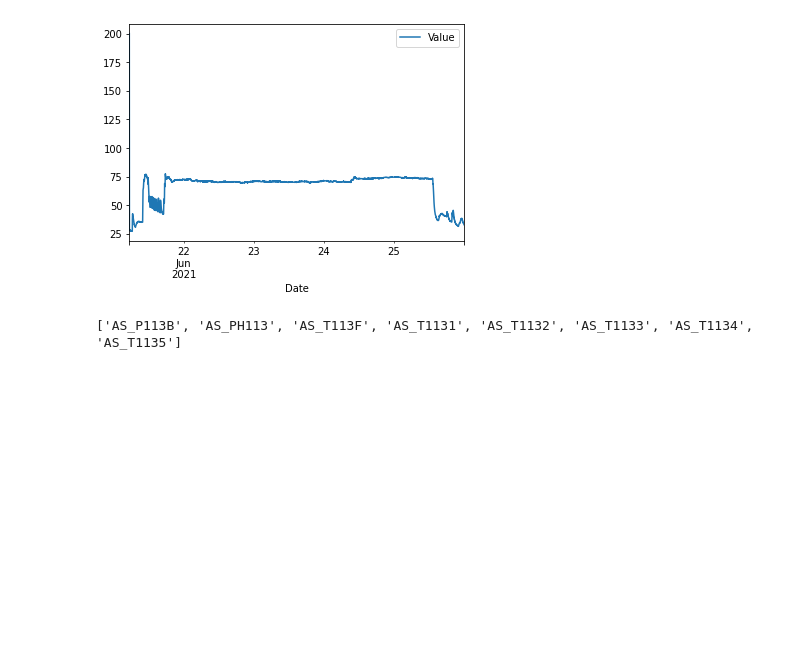
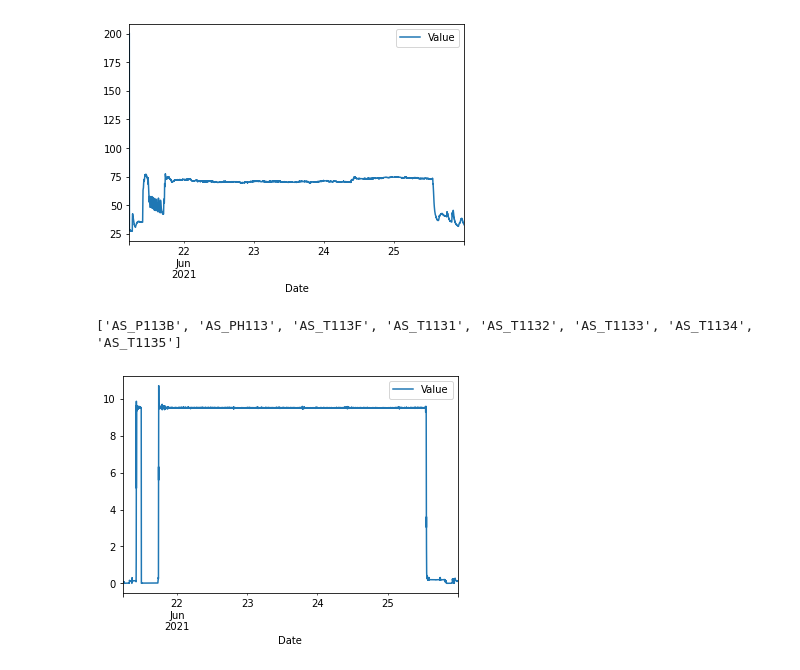
Before and after one commit to sipocz/XLS_Conv, a Jupyter notebook: XLS_converter.ipynb, the cells around one changed output. Drawn from its saved outputs; the diff is of its cells as text; code cells hidden in the pictures; blank space fills up the shorter version.

```diff
--- a/XLS_converter.ipynb
+++ b/XLS_converter.ipynb
@@ -297,3 +297,23 @@ tabs = pd.ExcelFile(fname).sheet_names
 print(tabs)
 # %% [output]
 ['AS_P113B', 'AS_PH113', 'AS_T113F', 'AS_T1131', 'AS_T1132', 'AS_T1133', 'AS_T1134', 'AS_T1135']
+# %%
+def get_data1s(fname,sheet_name):
+    import pandas as pd
+    df=pd.read_excel(fname,sheet_name=sheet_name)
+    df.columns=["Date","Value","Status"]
+    bad_data=df[df["Status"]=="Bad Data"].index
+    df.drop(index=bad_data,inplace=True)
+    df.dropna(inplace=True)
+    df.index=df.Date
+    df.set_index("Date",inplace=True)
+    df.drop(columns=["Status"], inplace=True)
+    dfout=df.resample("1s").mean()
+    dfout.interpolate('linear',inplace=True)
+    return(dfout)
+# %%
+df0=get_data1s(fname,tabs[0])
+# %%
+df0.plot();
+# %% [output]
+[figure, added]
```
Also changed, not shown: parts of 7 cells of this notebook.
